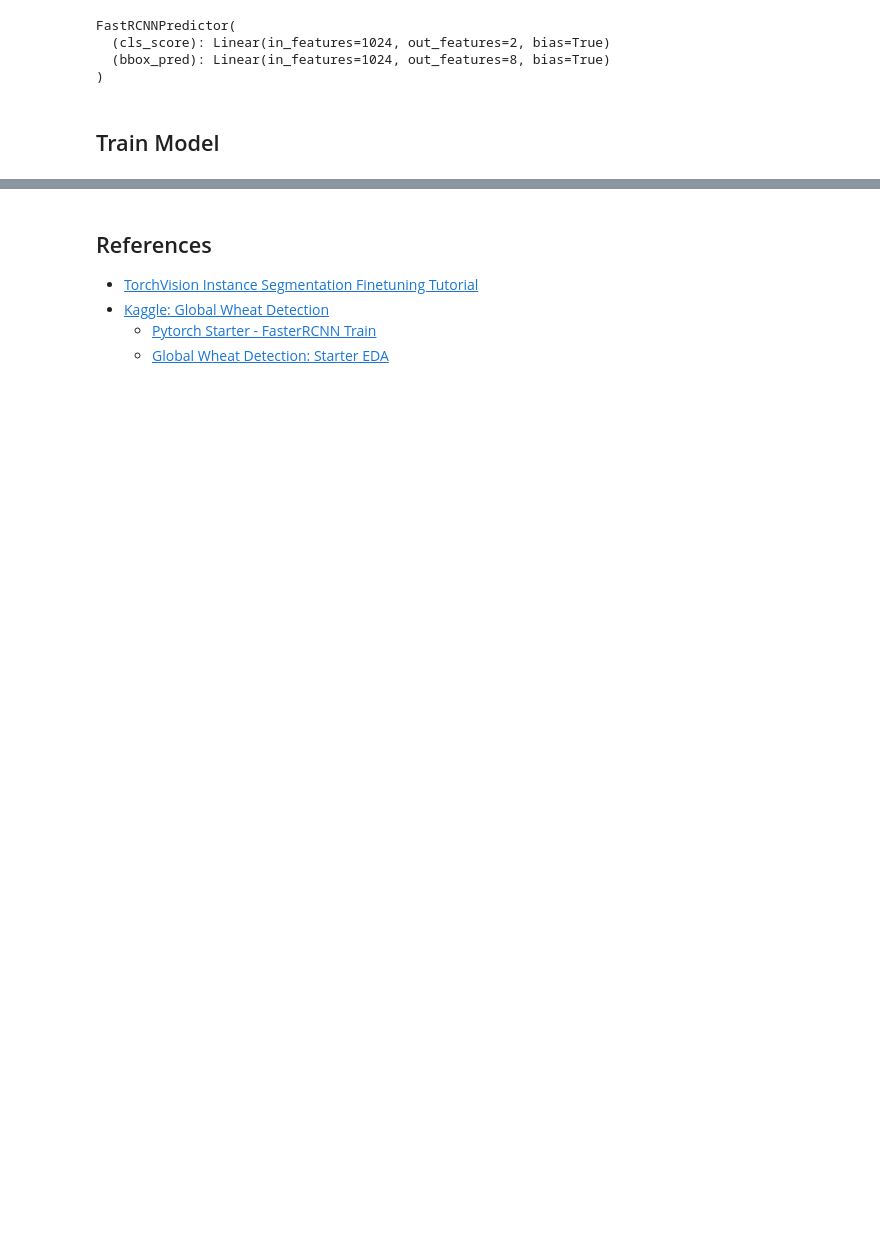
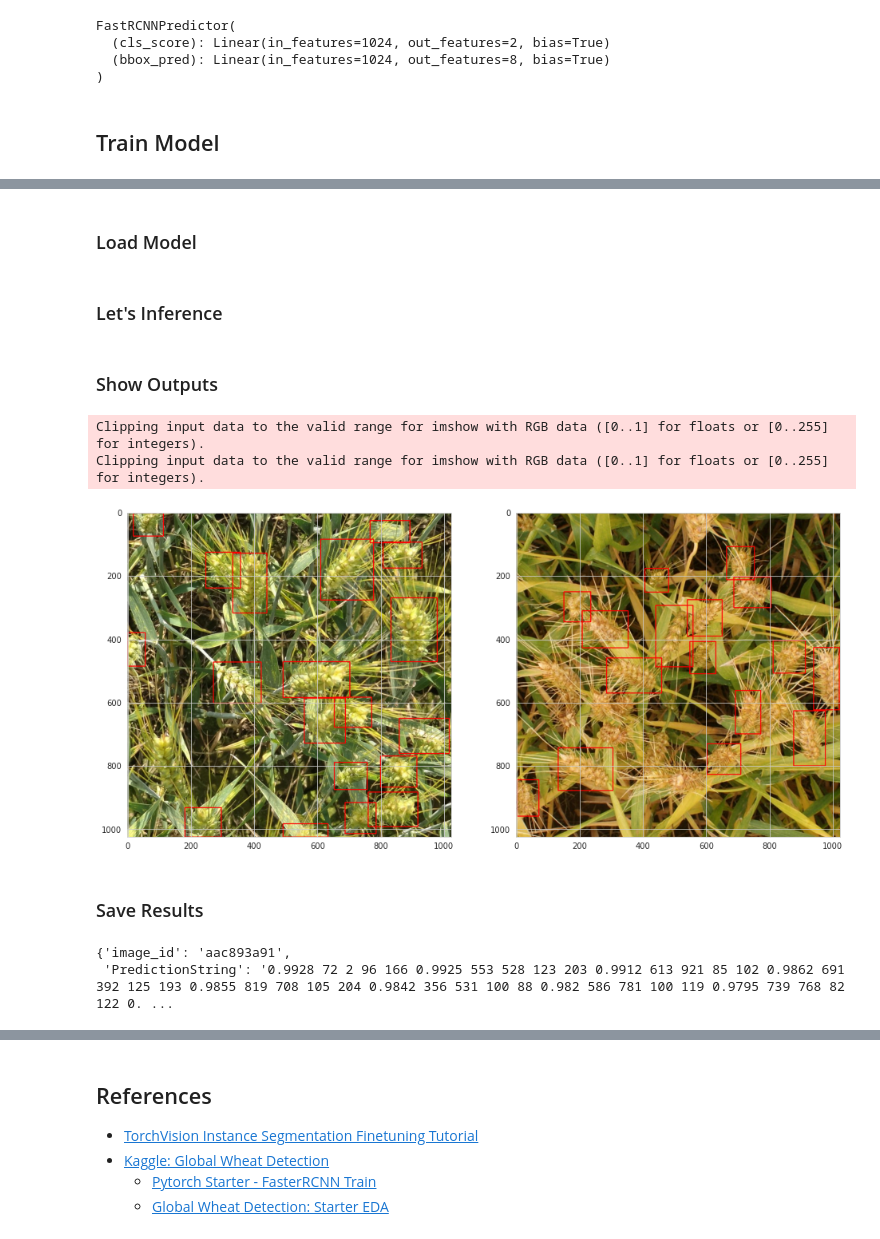
Before and after one commit to ikuokuo/start-pytorch, a Jupyter notebook: docs/torchvision/finetuning_object_detection/torchvision_finetuning_object_detection.ipynb, the cells around one changed output, grey strips where cells are left out. Cells and saved outputs as stored; diff of their text form; code cells hidden in the pictures; blank space fills up the shorter version.

```diff
--- a/docs/torchvision/finetuning_object_detection/torchvision_finetuning_object_detection.ipynb
+++ b/docs/torchvision/finetuning_object_detection/torchvision_finetuning_object_detection.ipynb
@@ -434,0 +524,3 @@ for epoch in range(num_epochs):
+# %%
+test_df = pd.read_csv(f'{DIR_INPUT}/sample_submission.csv')
+test_df.tail()
@@ -434,0 +608,2 @@ for epoch in range(num_epochs):
+# %% [markdown]
+### Load Model
@@ -434,0 +635,73 @@ for epoch in range(num_epochs):
+# %% [markdown]
+### Let's Inference
+# %%
+score_threshold = 0.7
+image_outputs = []
+
+for images, image_ids in test_data_loader:
+  images = list(image.to(device) for image in images)
+  outputs = model(images)
+
+  for image_id, output in zip(image_ids, outputs):
+    boxes = output['boxes'].data.cpu().numpy()
+    scores = output['scores'].data.cpu().numpy()
+
+    mask = scores >= score_threshold
+    boxes = boxes[mask].astype(np.int32)
+    scores = scores[mask]
+
+    image_outputs.append((image_id, boxes, scores))
+# %% [markdown]
+### Show Outputs
+# %%
+num_rows, num_cols = 1, 2
+scale = 16
+figsize = (num_rows * scale, num_cols * scale)
+_, axes = plt.subplots(num_rows, num_cols, figsize=figsize)
+axes = axes.flatten()
+
+fig_n = num_rows * num_cols
+fig_i = 0
+
+for i in range(1, 1+fig_n):
+  image, image_id = test_dataset[i]
+  _, boxes, scores = image_outputs[i]
+
+  sample = image.permute(1, 2, 0).cpu().numpy()
+
+  for box in boxes:
+    cv.rectangle(sample, (box[0], box[1]), (box[2], box[3]), (220, 0, 0), 2)
+
+  axes[fig_i].imshow(sample)
+  fig_i += 1
+# %% [output]
+Clipping input data to the valid range for imshow with RGB data ([0..1] for floats or [0..255] for integers).
+Clipping input data to the valid range for imshow with RGB data ([0..1] for floats or [0..255] for integers).
+[figure, added]
+# %% [markdown]
+### Save Results
+# %%
+def format_prediction_string(boxes, scores):
+  pred_strings = []
+  for score, box in zip(scores, boxes):
+    pred_strings.append(round(score, 4))
+    pred_strings.extend(box)
+  return ' '.join(map(str, pred_strings))
+
+results = []
+
+for image_id, boxes, scores in image_outputs:
+  #boxes = boxes_.copy()
+  boxes[:, 2] = boxes[:, 2] - boxes[:, 0]
+  boxes[:, 3] = boxes[:, 3] - boxes[:, 1]
+
+  result = {
+    'image_id': image_id,
+    'PredictionString': format_prediction_string(boxes, scores)
+  }
+  results.append(result)
+
+results[0]
+# %% [output]
+{'image_id': 'aac893a91',
+ 'PredictionString': '0.9928 72 2 96 166 0.9925 553 528 123 203 0.9912 613 921 85 102 0.9862 691 392 125 193 0.9855 819 708 105 204 0.9842 356 531 100 88 0.982 586 781 100 119 0.9795 739 768 82 122 0. ...
```
Also changed, not shown: parts of 49 cells of this notebook, 2 other files.
